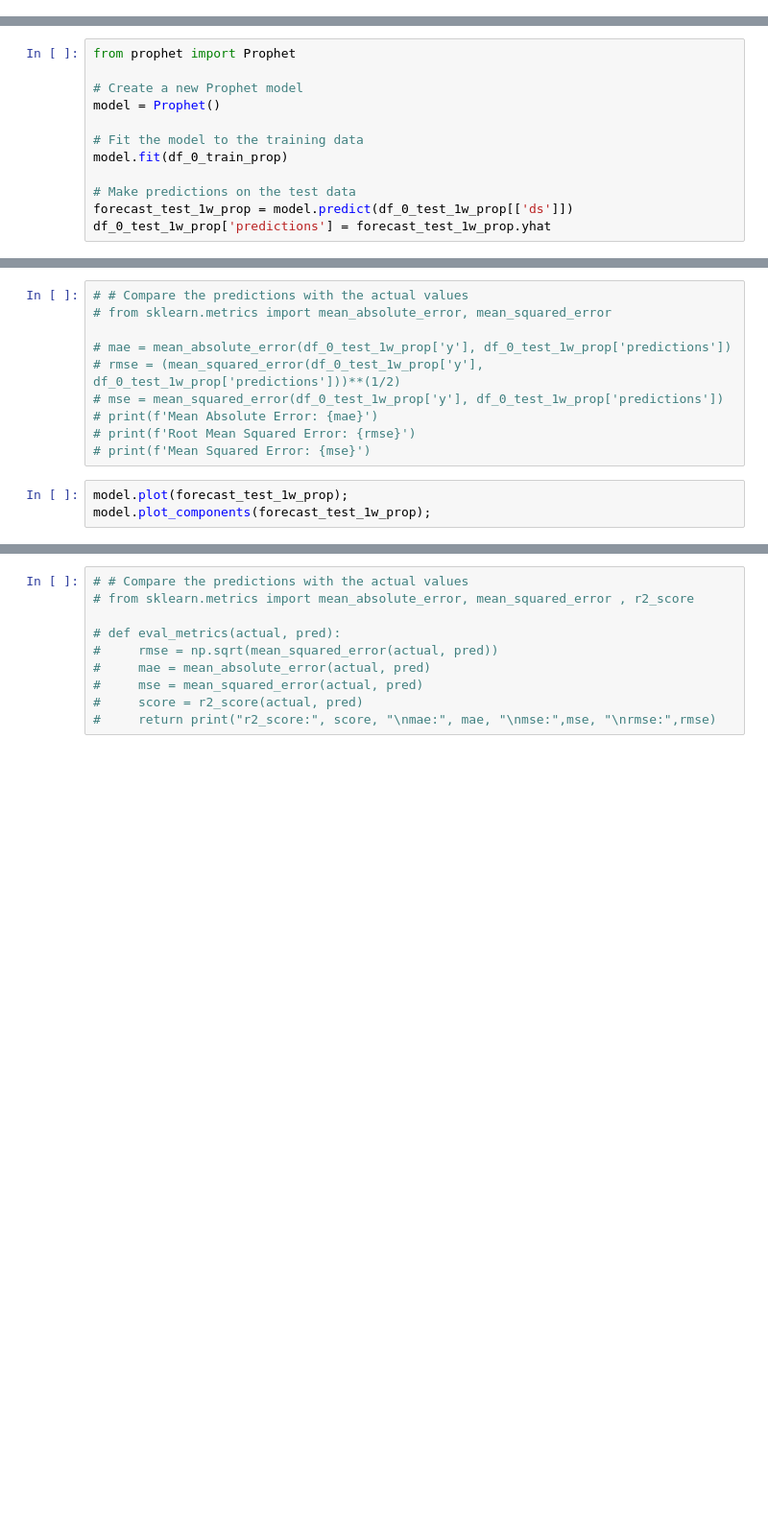
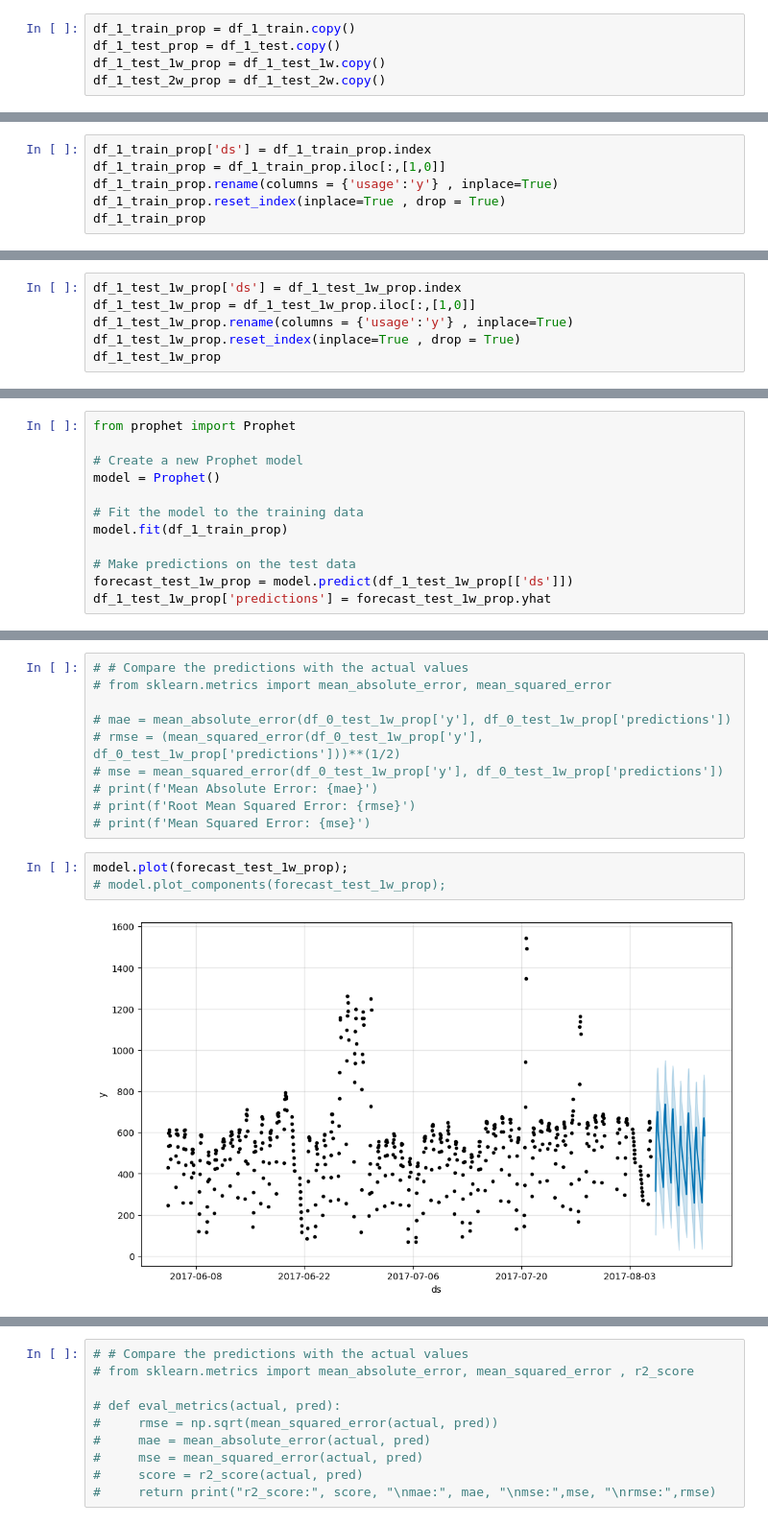
Before and after one commit to EmincanY/TimeSeriesModels-MunicipalityPredictions, a Jupyter notebook: Emincan_YILMAZ_interview.ipynb, the cells around one changed output, grey strips where cells are left out. Shown at 96% size. Saved outputs shown, nothing was run; the diff lists cells and outputs as text; blank space fills up the shorter version.

```diff
--- a/Emincan_YILMAZ_interview.ipynb
+++ b/Emincan_YILMAZ_interview.ipynb
@@ -569 +1381,6 @@ df_0_test_2w_prop = df_0_test_2w.copy()
+# %%
+df_1_train_prop = df_1_train.copy()
+df_1_test_prop = df_1_test.copy()
+df_1_test_1w_prop = df_1_test_1w.copy()
+df_1_test_2w_prop = df_1_test_2w.copy()
 # %%
@@ -574,0 +1392,6 @@ df_0_train_prop
+# %%
+df_1_train_prop['ds'] = df_1_train_prop.index
+df_1_train_prop = df_1_train_prop.iloc[:,[1,0]]
+df_1_train_prop.rename(columns = {'usage':'y'} , inplace=True)
+df_1_train_prop.reset_index(inplace=True , drop = True)
+df_1_train_prop
@@ -586,0 +1444,6 @@ df_0_test_1w_prop
+# %%
+df_1_test_1w_prop['ds'] = df_1_test_1w_prop.index
+df_1_test_1w_prop = df_1_test_1w_prop.iloc[:,[1,0]]
+df_1_test_1w_prop.rename(columns = {'usage':'y'} , inplace=True)
+df_1_test_1w_prop.reset_index(inplace=True , drop = True)
+df_1_test_1w_prop
@@ -601,8 +1498,8 @@ from prophet import Prophet
 model = Prophet()
 
 # Fit the model to the training data
-model.fit(df_0_train_prop)
+model.fit(df_1_train_prop)
 
 # Make predictions on the test data
-forecast_test_1w_prop = model.predict(df_0_test_1w_prop[['ds']])
-df_0_test_1w_prop['predictions'] = forecast_test_1w_prop.yhat
+forecast_test_1w_prop = model.predict(df_1_test_1w_prop[['ds']])
+df_1_test_1w_prop['predictions'] = forecast_test_1w_prop.yhat
@@ -622,5 +1537,7 @@ df_0_test_1w_prop
 # print(f'Mean Squared Error: {mse}')
 # %%
 model.plot(forecast_test_1w_prop);
-model.plot_components(forecast_test_1w_prop);
+# model.plot_components(forecast_test_1w_prop);
+# %% [output]
+[figure, added]
 # %%
```
Also changed, not shown: parts of 146 cells of this notebook.
